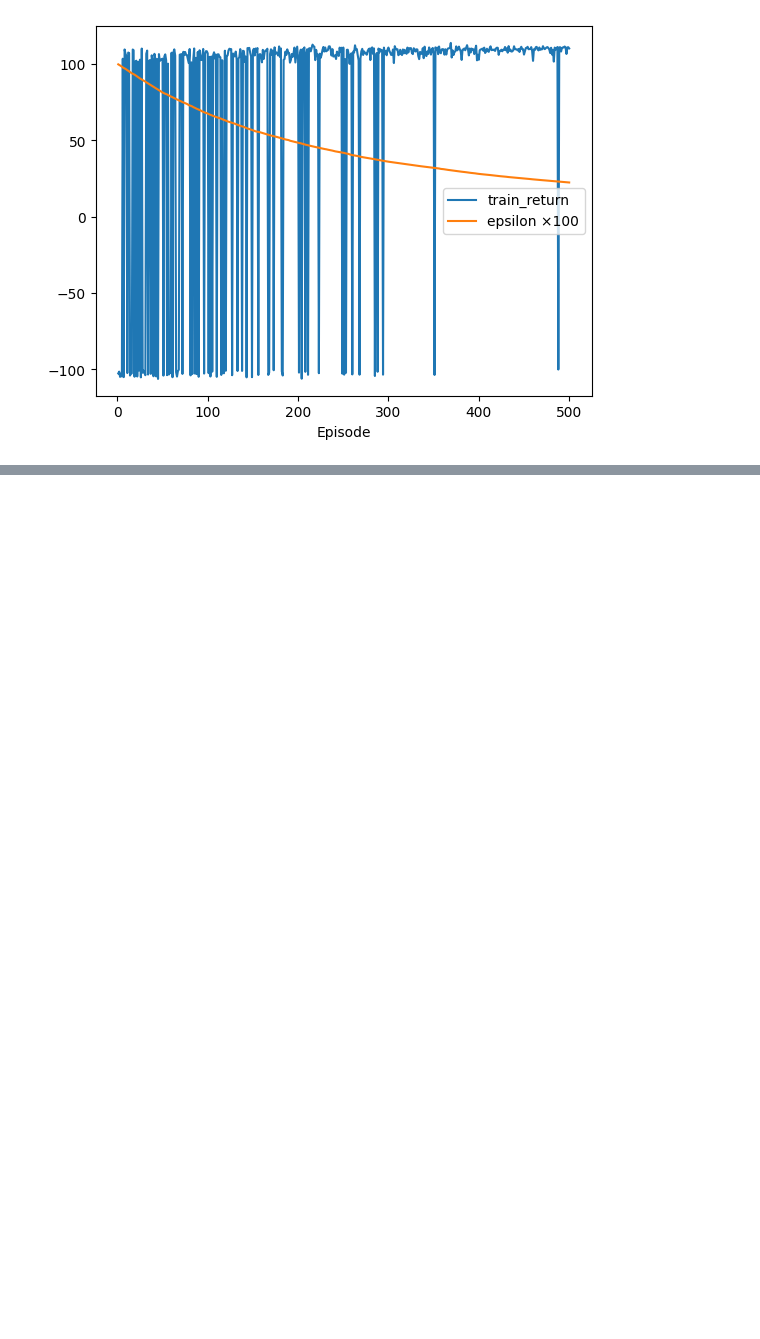
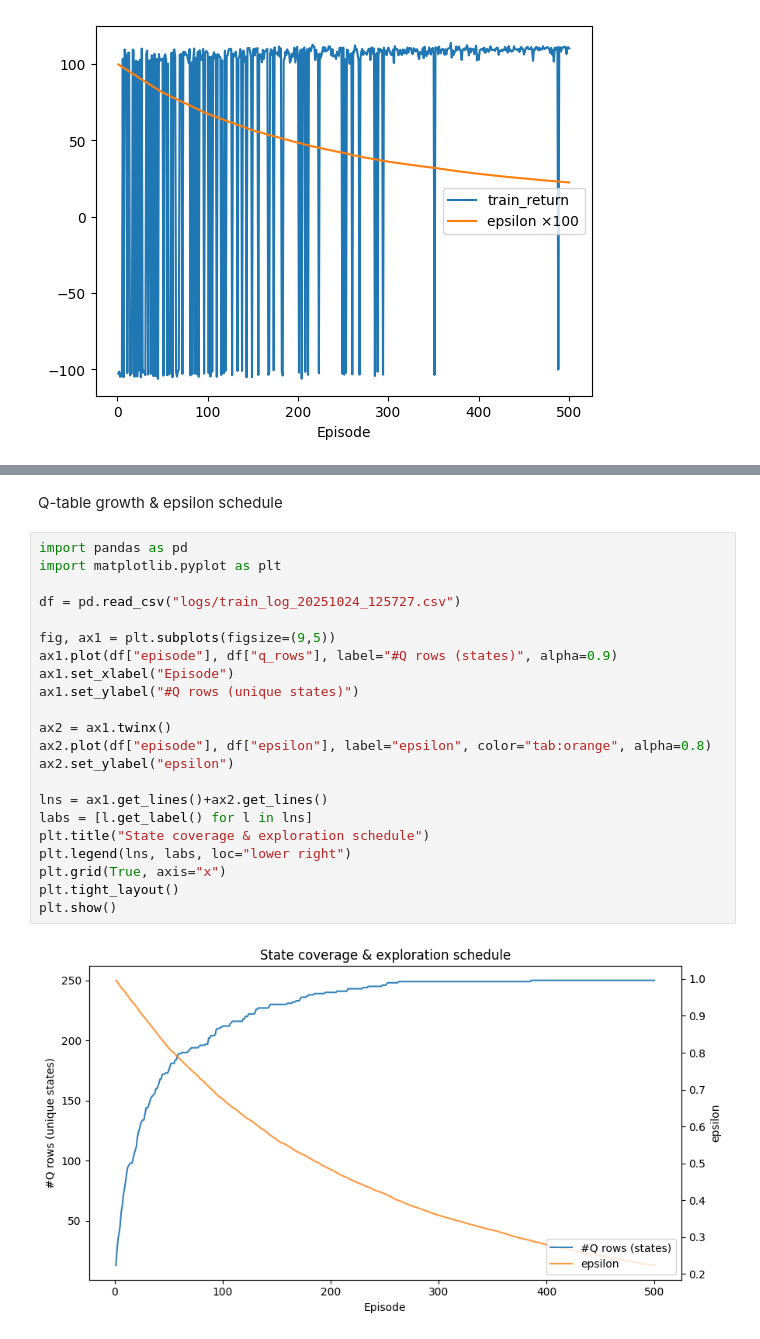
Before and after one commit to mikelpri3/RL_project, a Jupyter notebook: pruebas1.ipynb, the cells around one changed output, grey strips where cells are left out. Saved outputs shown, nothing was run; the diff lists cells and outputs as text; blank space fills up the shorter version.

```diff
--- a/pruebas1.ipynb
+++ b/pruebas1.ipynb
@@ -351,0 +398,26 @@ plt.xlabel("Episode"); plt.legend(); plt.show()
+# %% [markdown]
+Q-table growth & epsilon schedule
+# %%
+import pandas as pd
+import matplotlib.pyplot as plt
+
+df = pd.read_csv("logs/train_log_20251024_125727.csv")
+
+fig, ax1 = plt.subplots(figsize=(9,5))
+ax1.plot(df["episode"], df["q_rows"], label="#Q rows (states)", alpha=0.9)
+ax1.set_xlabel("Episode")
+ax1.set_ylabel("#Q rows (unique states)")
+
+ax2 = ax1.twinx()
+ax2.plot(df["episode"], df["epsilon"], label="epsilon", color="tab:orange", alpha=0.8)
+ax2.set_ylabel("epsilon")
+
+lns = ax1.get_lines()+ax2.get_lines()
+labs = [l.get_label() for l in lns]
+plt.title("State coverage & exploration schedule")
+plt.legend(lns, labs, loc="lower right")
+plt.grid(True, axis="x")
+plt.tight_layout()
+plt.show()
+# %% [output]
+[figure, added]
```
Also changed, not shown: parts of 5 cells of this notebook.
